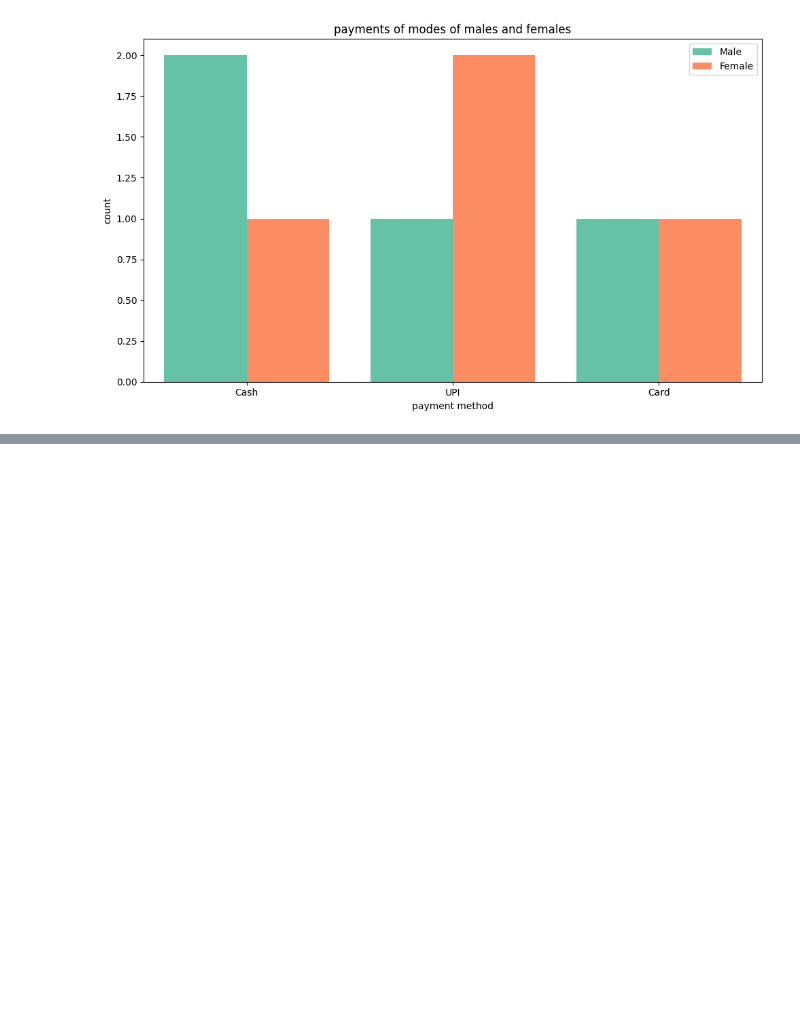
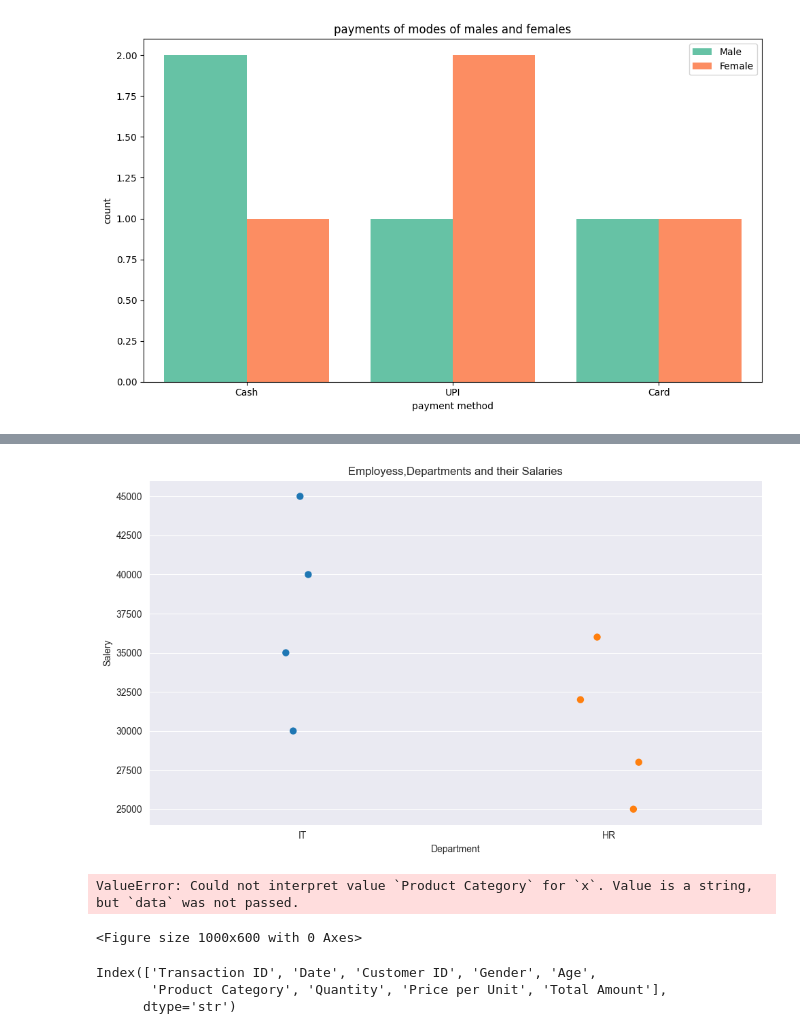
Before and after one commit to esairajesh2-droid/visualization-_learning, a Jupyter notebook: simplevisualization5.ipynb, the cells around one changed output, grey strips where cells are left out. Cells and saved outputs as stored; diff of their text form; code cells hidden in the pictures; blank space fills up the shorter version.

```diff
--- a/simplevisualization5.ipynb
+++ b/simplevisualization5.ipynb
@@ -314,0 +307,41 @@ sns.countplot(x=df['Product Category'],hue=df.Gender,dodge=True,palette="husl")
+# %%
+department = [
+    "IT","IT","IT","IT",
+    "HR","HR","HR","HR"
+]
+
+salary = [
+    30000,
+    35000,
+    40000,
+    45000,
+    25000,
+    28000,
+    32000,
+    36000
+]
+plt.figure(figsize=(10,6))
+sns.set_style("darkgrid")
+sns.stripplot(x=department,y=salary,hue=department,jitter=True,marker=".",size=15)
+plt.title("Employess,Departments and their Salaries")
+plt.xlabel("Department")
+plt.ylabel("Salery")
+plt.tight_layout()
+plt.show()
+# %% [output]
+[figure, added]
+# %%
+df_topten=df.groupby(['Customer ID','Gender','Product Category'])[['Total Amount']].sum().reset_index().head(10)
+plt.figure(figsize=(10,6))
+sns.stripplot(x='Product Category',y='Total Amount',hue='Gender',dodge=True,jitter=True)
+plt.show()
+df_topten
+# %% [output]
+ValueError: Could not interpret value `Product Category` for `x`. Value is a string, but `data` was not passed.
+<Figure size 1000x600 with 0 Axes>
+# %%
+df.columns
+# %% [output]
+Index(['Transaction ID', 'Date', 'Customer ID', 'Gender', 'Age',
+       'Product Category', 'Quantity', 'Price per Unit', 'Total Amount'],
+      dtype='str')
```
Also changed, not shown: parts of 2 cells of this notebook.
